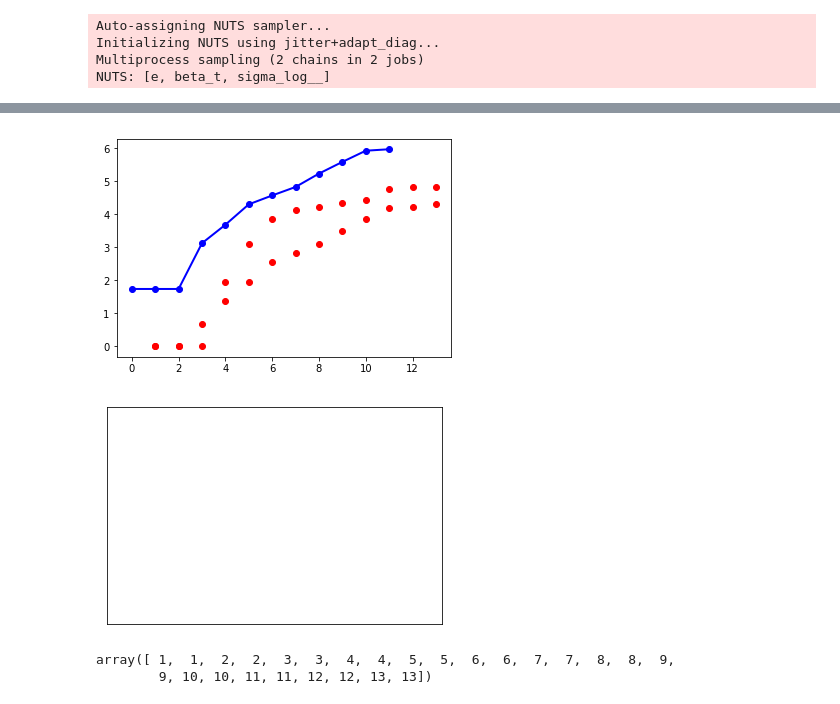
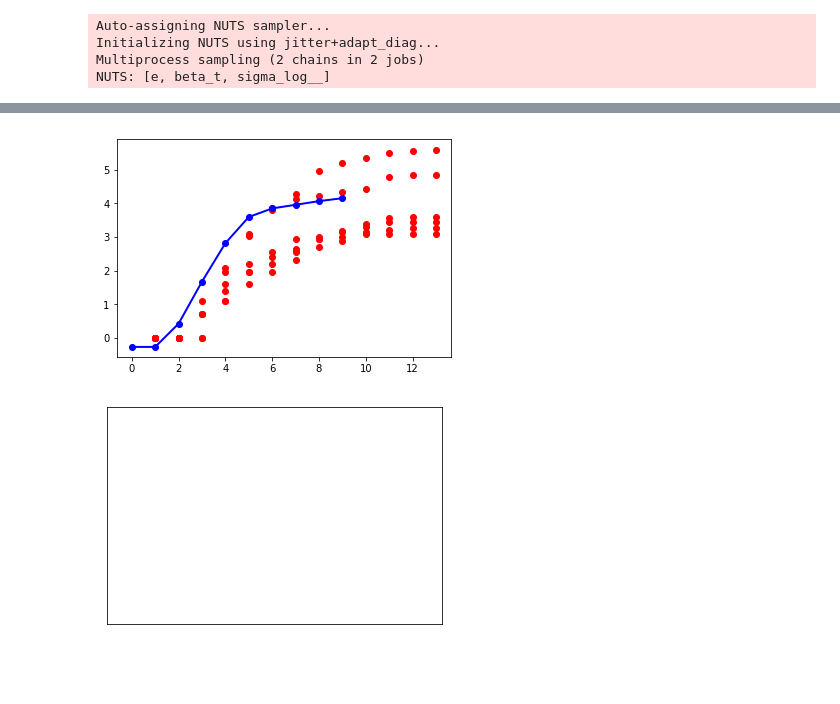
Before and after one commit to qandrew/6.882-fp, a Jupyter notebook: andrew/Regression_Model.ipynb, the cells around one changed output, grey strips where cells are left out. Cells and saved outputs as stored; diff of their text form; code cells hidden in the pictures; blank space fills up the shorter version.

Commit message:
regression model with time modified, got some plottable results

```diff
--- a/andrew/Regression_Model.ipynb
+++ b/andrew/Regression_Model.ipynb
@@ -174,0 +166,17 @@ M_x_log = np.log(np.array(M_x))
+# %%
+# example tweet
+
+t1 = []
+rt1 = []
+
+for i in range(120):
+    t1.append(i)
+    rt1.append(get_m_x_t(1,i*60))
+
+plt.plot(t1, rt1, label='line 1', linewidth=2)
+fig, ax = plt.subplots()
+
+plt.xticks(())
+plt.yticks(())
+
+plt.show()
@@ -195,3 +206,23 @@ Auto-assigning NUTS sampler...
 Initializing NUTS using jitter+adapt_diag...
 Multiprocess sampling (2 chains in 2 jobs)
 NUTS: [e, beta_t, sigma_log__]
+# %%
+# modified Szabo and Huberman: log(M^x) = beta_0 + beta_t*t + beta_m * log(m^x(t)) + e^x
+
+with pm.Model() as regression_model_2:
+    # Define priors
+    sigma = pm.HalfCauchy('sigma', beta=10, testval=1.)
+    beta_0 = pm.Normal('beta_0', mu = 0, sd=20)
+    beta_t = pm.Normal('beta_t', mu = 0, sd=20)
+    beta_m = pm.Normal('beta_m', mu = 0, sd=20)
+
+    e_x = pm.Normal("e", mu = 0, sd = 1, shape = (len(t),1))
+
+    # Define likelihood
+    likelihood = pm.Normal('y', mu=beta_0 + beta_t*t + beta_m*m_x_t_log + e_x,
+                        sd=sigma, observed=M_x_log)
+# %%
+# Run and fit our model
+with regression_model_2:
+#     step = pm.Metropolis()
+    trace = pm.sample(1000, tune=1000, cores=4)
@@ -198,27 +236,22 @@ NUTS: [e, beta_t, sigma_log__]
 # %%
 # Plot outputs
 
 plt.scatter(t, m_x_t_log,  color='red')
 
 b_t = np.mean(trace['beta_t'])
 # b_1 = np.mean(trace['beta_1'])
-x_line = [i for i in range(12)]
+x_line = [i for i in range(10)]
 y_line = []
 for val in x_line:
-    y_line.append(b_t + m_x_t_log[2*val])
+    y_line.append(b_t + m_x_t_log[6*val])
 
 plt.plot(x_line, y_line, 'bo-', label='line 1', linewidth=2)
 fig, ax = plt.subplots()
 
 plt.xticks(())
 plt.yticks(())
 
 plt.show()
 # %% [output]
-[figure, old version]
+[figure, new version]
 [figure]
-# %%
-t
-# %% [output]
-array([ 1,  1,  2,  2,  3,  3,  4,  4,  5,  5,  6,  6,  7,  7,  8,  8,  9,
-        9, 10, 10, 11, 11, 12, 12, 13, 13])
```
Also changed, not shown: parts of 8 cells of this notebook, 1 other file.
